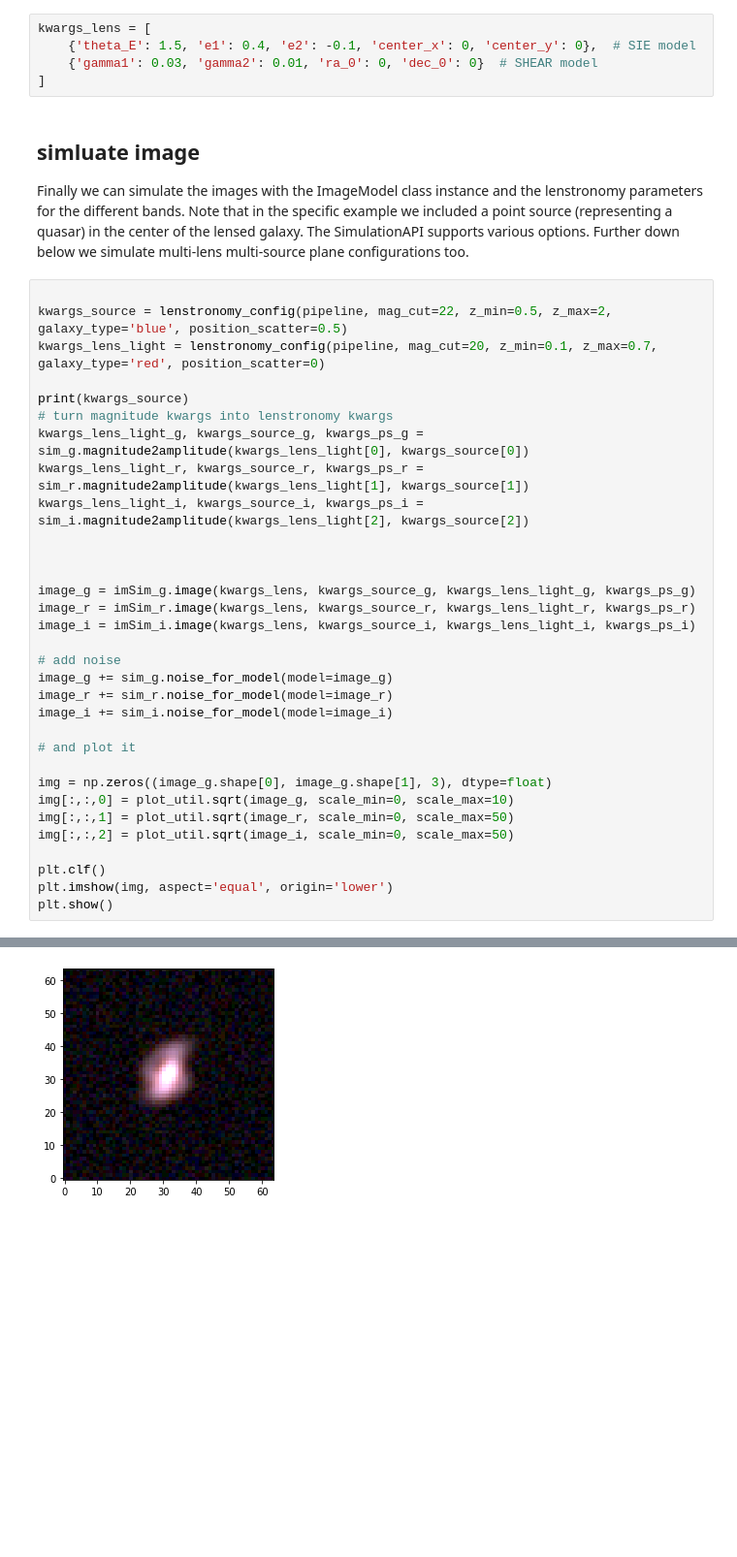
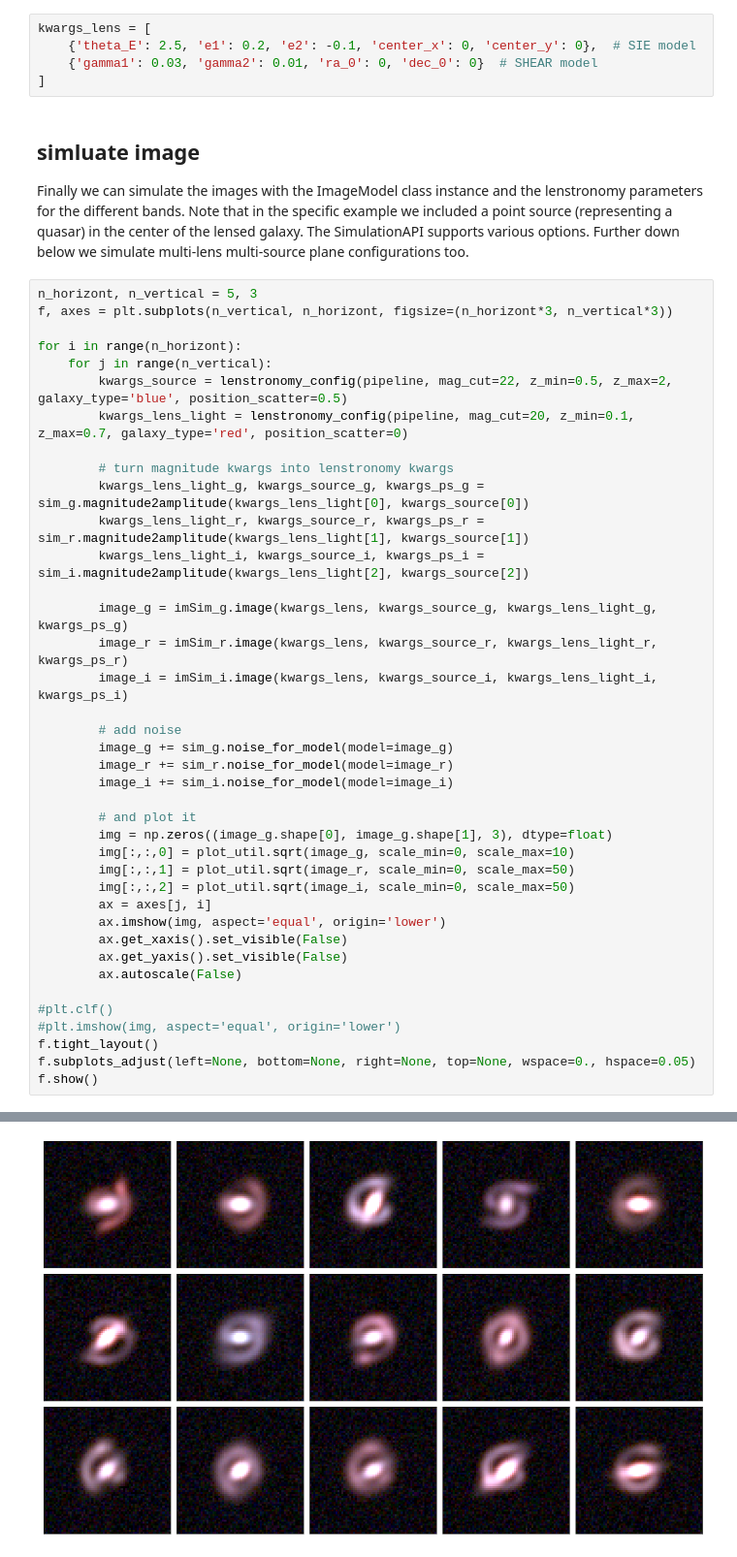
Before and after one commit to lenstronomy/lenstronomy-tutorials, a Jupyter notebook: lenstronomy_extensions/Notebooks/skypy_lenstronomy.ipynb, the cells around one changed output, grey strips where cells are left out. Shown at 97% size. Cells and saved outputs as stored; diff of their text form; blank space fills up the shorter version.

Commit message:
minor update in skypy-lenstronomy notebook

```diff
--- a/lenstronomy_extensions/Notebooks/skypy_lenstronomy.ipynb
+++ b/lenstronomy_extensions/Notebooks/skypy_lenstronomy.ipynb
@@ -156,42 +156,49 @@ def lenstronomy_config(pipeline, mag_cut=25, z_min=0.5, z_max=2, galaxy_type='bu
 And finally we need a lens model. The default lensing units are in observed deflection angle (arc seconds) mapping the image to the source plane (reduced angles). In a single lens and single source plane model, this is all we need to specify and no futher cosmology is required. Skypy offers an abundance matching module to link mass and light from their catalogue (not demonstrated in this notebook).
 # %%
 kwargs_lens = [
-    {'theta_E': 1.5, 'e1': 0.4, 'e2': -0.1, 'center_x': 0, 'center_y': 0},  # SIE model
+    {'theta_E': 2.5, 'e1': 0.2, 'e2': -0.1, 'center_x': 0, 'center_y': 0},  # SIE model
     {'gamma1': 0.03, 'gamma2': 0.01, 'ra_0': 0, 'dec_0': 0}  # SHEAR model
 ]
 # %% [markdown]
 ## simluate image
 Finally we can simulate the images with the ImageModel class instance and the lenstronomy parameters for the different bands. Note that in the specific example we included a point source (representing a quasar) in the center of the lensed galaxy. The SimulationAPI supports various options. Further down below we simulate multi-lens multi-source plane configurations too.
 # %%
+n_horizont, n_vertical = 5, 3
+f, axes = plt.subplots(n_vertical, n_horizont, figsize=(n_horizont*3, n_vertical*3))
 
-kwargs_source = lenstronomy_config(pipeline, mag_cut=22, z_min=0.5, z_max=2, galaxy_type='blue', position_scatter=0.5)
-kwargs_lens_light = lenstronomy_config(pipeline, mag_cut=20, z_min=0.1, z_max=0.7, galaxy_type='red', position_scatter=0)
+for i in range(n_horizont):
+    for j in range(n_vertical):
+        kwargs_source = lenstronomy_config(pipeline, mag_cut=22, z_min=0.5, z_max=2, galaxy_type='blue', position_scatter=0.5)
+        kwargs_lens_light = lenstronomy_config(pipeline, mag_cut=20, z_min=0.1, z_max=0.7, galaxy_type='red', position_scatter=0)
 
-print(kwargs_source)
-# turn magnitude kwargs into lenstronomy kwargs
-kwargs_lens_light_g, kwargs_source_g, kwargs_ps_g = sim_g.magnitude2amplitude(kwargs_lens_light[0], kwargs_source[0])
-kwargs_lens_light_r, kwargs_source_r, kwargs_ps_r = sim_r.magnitude2amplitude(kwargs_lens_light[1], kwargs_source[1])
-kwargs_lens_light_i, kwargs_source_i, kwargs_ps_i = sim_i.magnitude2amplitude(kwargs_lens_light[2], kwargs_source[2])
+        # turn magnitude kwargs into lenstronomy kwargs
+        kwargs_lens_light_g, kwargs_source_g, kwargs_ps_g = sim_g.magnitude2amplitude(kwargs_lens_light[0], kwargs_source[0])
+        kwargs_lens_light_r, kwargs_source_r, kwargs_ps_r = sim_r.magnitude2amplitude(kwargs_lens_light[1], kwargs_source[1])
+        kwargs_lens_light_i, kwargs_source_i, kwargs_ps_i = sim_i.magnitude2amplitude(kwargs_lens_light[2], kwargs_source[2])
 
+        image_g = imSim_g.image(kwargs_lens, kwargs_source_g, kwargs_lens_light_g, kwargs_ps_g)
+        image_r = imSim_r.image(kwargs_lens, kwargs_source_r, kwargs_lens_light_r, kwargs_ps_r)
+        image_i = imSim_i.image(kwargs_lens, kwargs_source_i, kwargs_lens_light_i, kwargs_ps_i)
 
+        # add noise
+        image_g += sim_g.noise_for_model(model=image_g)
+        image_r += sim_r.noise_for_model(model=image_r)
+        image_i += sim_i.noise_for_model(model=image_i)
 
-image_g = imSim_g.image(kwargs_lens, kwargs_source_g, kwargs_lens_light_g, kwargs_ps_g)
-image_r = imSim_r.image(kwargs_lens, kwargs_source_r, kwargs_lens_light_r, kwargs_ps_r)
-image_i = imSim_i.image(kwargs_lens, kwargs_source_i, kwargs_lens_light_i, kwargs_ps_i)
+        # and plot it
+        img = np.zeros((image_g.shape[0], image_g.shape[1], 3), dtype=float)
+        img[:,:,0] = plot_util.sqrt(image_g, scale_min=0, scale_max=10)
+        img[:,:,1] = plot_util.sqrt(image_r, scale_min=0, scale_max=50)
+        img[:,:,2] = plot_util.sqrt(image_i, scale_min=0, scale_max=50)
+        ax = axes[j, i]
+        ax.imshow(img, aspect='equal', origin='lower')
+        ax.get_xaxis().set_visible(False)
+        ax.get_yaxis().set_visible(False)
+        ax.autoscale(False)
 
-# add noise
-image_g += sim_g.noise_for_model(model=image_g)
-image_r += sim_r.noise_for_model(model=image_r)
-image_i += sim_i.noise_for_model(model=image_i)
-
-# and plot it
-
-img = np.zeros((image_g.shape[0], image_g.shape[1], 3), dtype=float)
-img[:,:,0] = plot_util.sqrt(image_g, scale_min=0, scale_max=10)
-img[:,:,1] = plot_util.sqrt(image_r, scale_min=0, scale_max=50)
-img[:,:,2] = plot_util.sqrt(image_i, scale_min=0, scale_max=50)
-
-plt.clf()
-plt.imshow(img, aspect='equal', origin='lower')
-plt.show()
+#plt.clf()
+#plt.imshow(img, aspect='equal', origin='lower')
+f.tight_layout()
+f.subplots_adjust(left=None, bottom=None, right=None, top=None, wspace=0., hspace=0.05)
+f.show()
 # %% [output]
@@ -199 +205 @@ plt.show()
-[figure, old version]
+[figure, new version]
```
Also changed, not shown: parts of 1 cell of this notebook.
